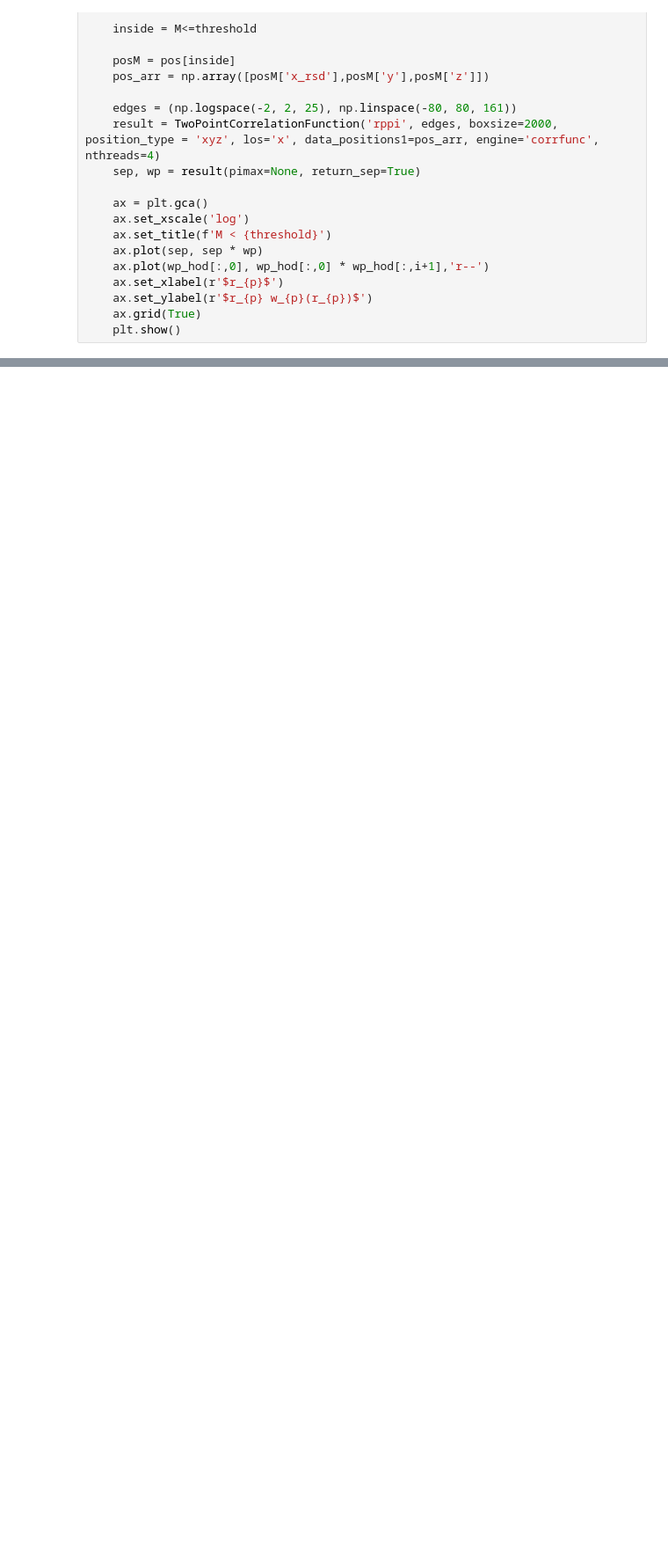
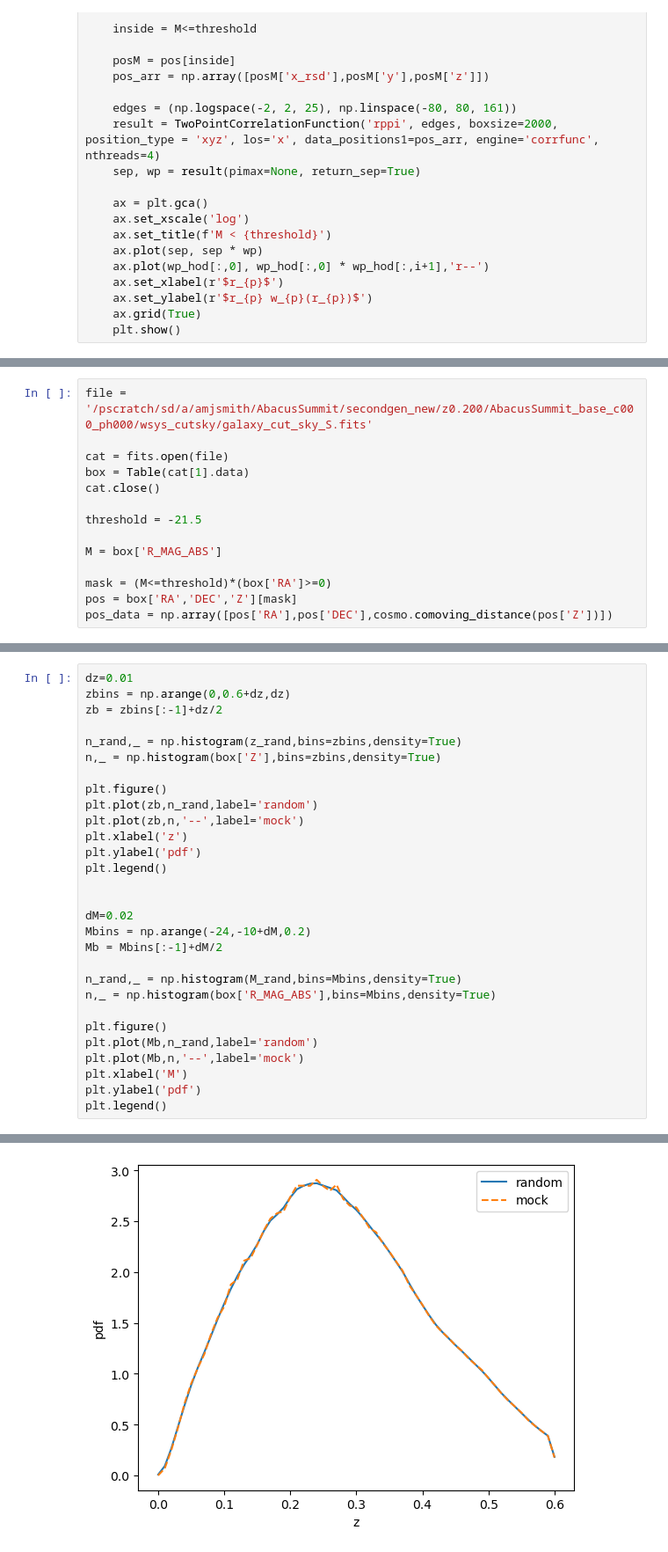
Before and after one commit to JadePiat/Relativistic_effects, a Jupyter notebook: tests_clustering_mocks.ipynb, the cells around one changed output, grey strips where cells are left out. Shown at 88% size. Cells and saved outputs as stored; diff of their text form; blank space fills up the shorter version.

```diff
--- a/tests_clustering_mocks.ipynb
+++ b/tests_clustering_mocks.ipynb
@@ -197,0 +375,14 @@ plt.show()
+# %%
+file = '/pscratch/sd/a/amjsmith/AbacusSummit/secondgen_new/z0.200/AbacusSummit_base_c000_ph000/wsys_cutsky/galaxy_cut_sky_S.fits'
+
+cat = fits.open(file)
+box = Table(cat[1].data)
+cat.close()
+
+threshold = -21.5
+
+M = box['R_MAG_ABS']
+
+mask = (M<=threshold)*(box['RA']>=0)
+pos = box['RA','DEC','Z'][mask]
+pos_data = np.array([pos['RA'],pos['DEC'],cosmo.comoving_distance(pos['Z'])])
@@ -197,0 +426,30 @@ plt.show()
+# %%
+dz=0.01
+zbins = np.arange(0,0.6+dz,dz)
+zb = zbins[:-1]+dz/2
+
+n_rand,_ = np.histogram(z_rand,bins=zbins,density=True)
+n,_ = np.histogram(box['Z'],bins=zbins,density=True)
+
+plt.figure()
+plt.plot(zb,n_rand,label='random')
+plt.plot(zb,n,'--',label='mock')
+plt.xlabel('z')
+plt.ylabel('pdf')
+plt.legend()
+
+
+dM=0.02
+Mbins = np.arange(-24,-10+dM,0.2)
+Mb = Mbins[:-1]+dM/2
+
+n_rand,_ = np.histogram(M_rand,bins=Mbins,density=True)
+n,_ = np.histogram(box['R_MAG_ABS'],bins=Mbins,density=True)
+
+plt.figure()
+plt.plot(Mb,n_rand,label='random')
+plt.plot(Mb,n,'--',label='mock')
+plt.xlabel('M')
+plt.ylabel('pdf')
+plt.legend()
+# %% [output]
@@ -197,0 +457 @@ plt.show()
+[figure, added]
```
Also changed, not shown: parts of 30 cells of this notebook, 7 other files.
